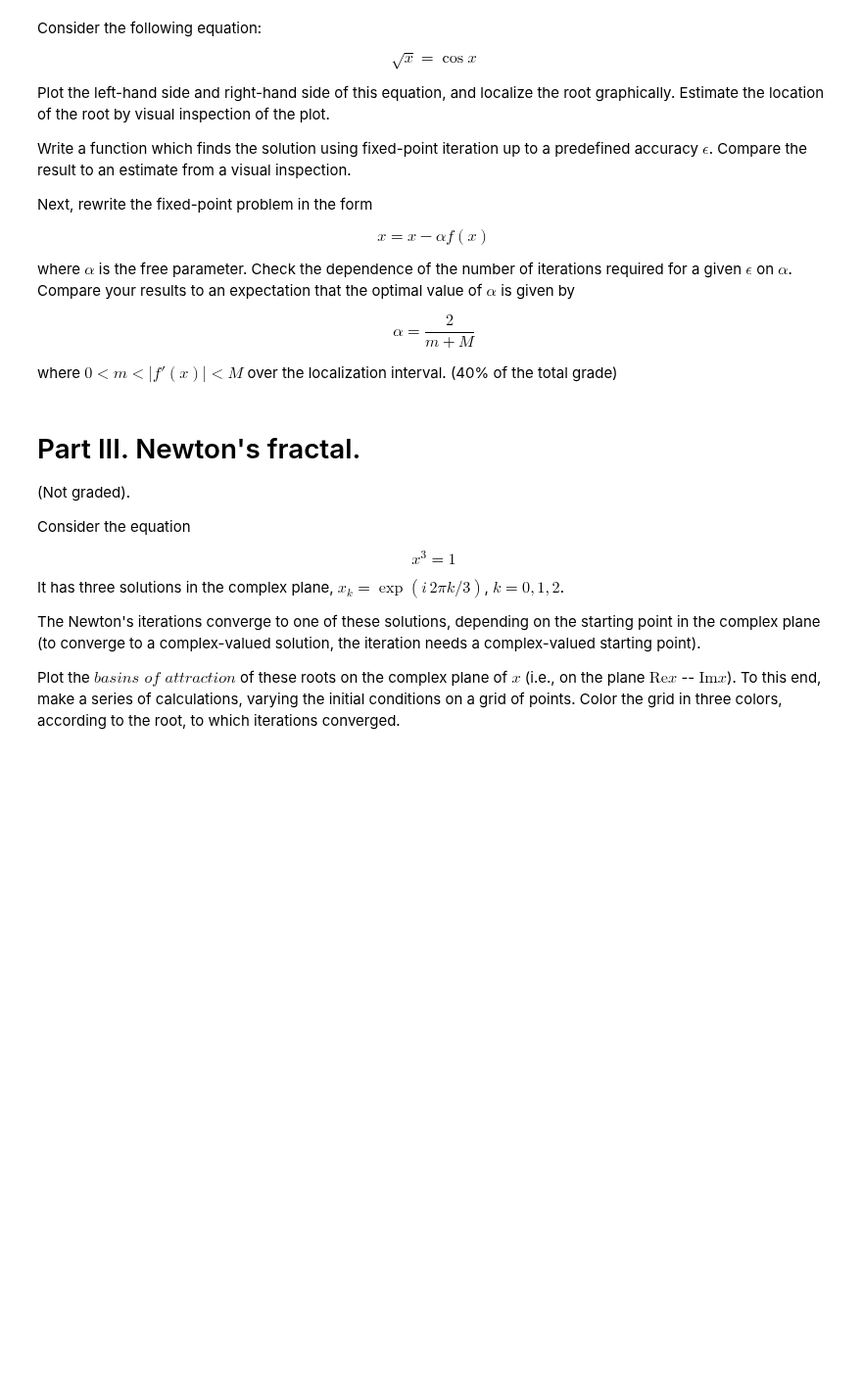
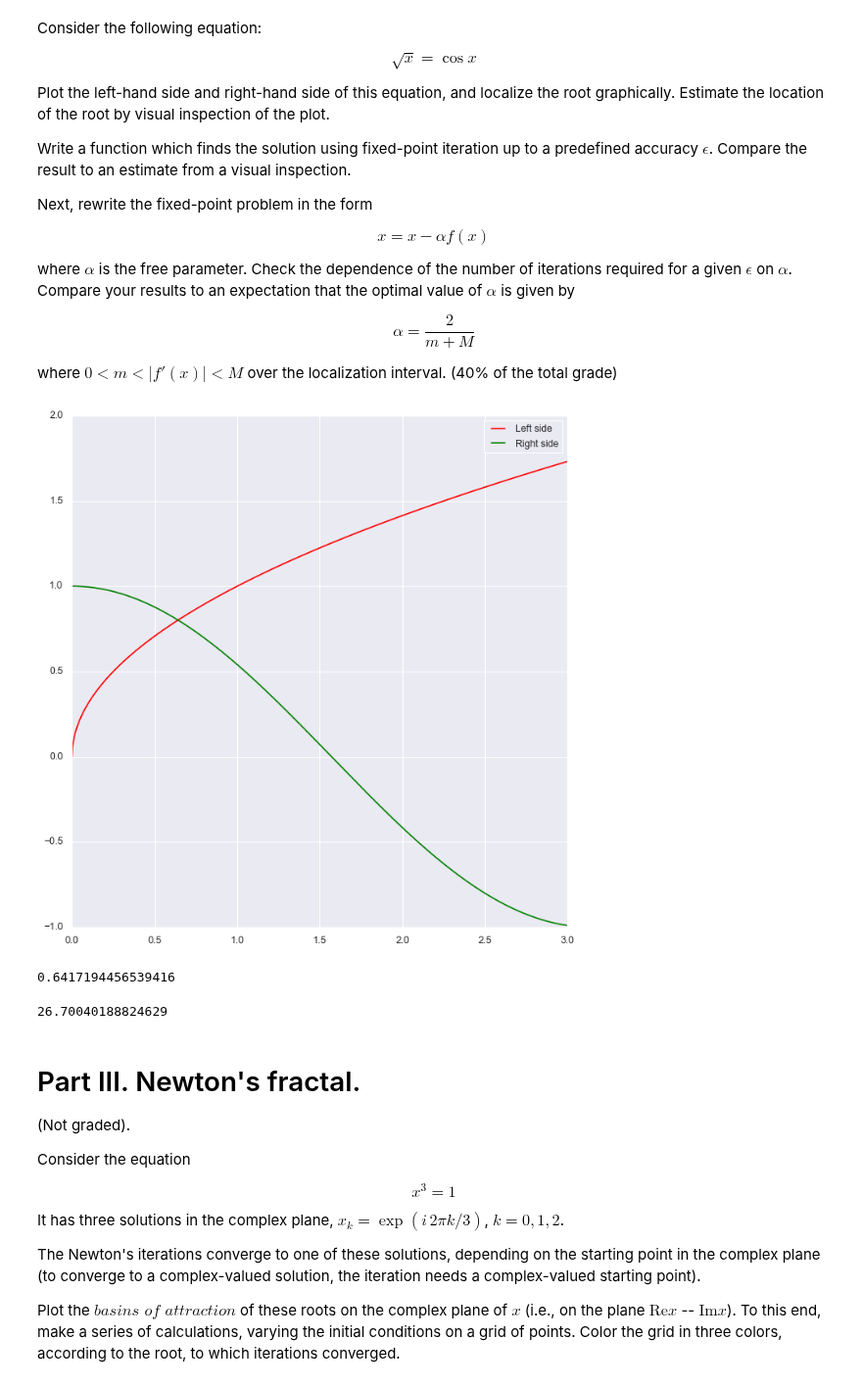
Before and after one commit to ev-br/CP2020, a Jupyter notebook: week_3_newton_fixed_pt.ipynb, the cells around one changed output. Shown at 98% size. Cells and saved outputs as stored; diff of their text form; code cells hidden in the pictures; blank space fills up the shorter version.

```diff
--- a/week_3_newton_fixed_pt.ipynb
+++ b/week_3_newton_fixed_pt.ipynb
@@ -3,6 +3,10 @@
 # %%
 import numpy as np
 import seaborn as sns
+from matplotlib import pyplot as plt
+
+plt.style.use(['classic'])
+sns.set(style="darkgrid")
 # %% [markdown]
 Write a function which performs Newton's iteration for a given function $f(x)$ with known derivative $f'(x)$. Your function should find the root of $f(x)$ with a predefined absolute accuracy $\epsilon$.
 # %%
@@ -164,0 +167,15 @@ where $0 < m < |f'(x)| < M$ over the localization interval. (40% of the total gr
+# %%
+def left_f(x):
+    return np.sqrt(x)
+
+def right_f(x):
+    return (np.cos(x))
+# %%
+plt.figure(figsize = (10, 10))
+x = np.linspace(0, 3, 10**3)
+plt.plot(x, left_f(x), '-', color='red', label='Left side')
+plt.plot(x, right_f(x), '-', color='green', label='Right side')
+plt.legend()
+plt.show()
+# %% [output]
+[figure, added]
@@ -164,0 +192,6 @@ where $0 < m < |f'(x)| < M$ over the localization interval. (40% of the total gr
+# %%
+def function(x):
+    return np.cos(x) ** 2
+fixed_point(function, 0)
+# %% [output]
+0.6417194456539416
@@ -165,3 +209,9 @@ where $0 < m < |f'(x)| < M$ over the localization interval. (40% of the total gr
+# %%
+def function(x):
+    return np.cos(x) ** 2
+fixed_point_enh(function, 2, 5)
+# %% [output]
+26.70040188824629
 # %% [markdown]
 # Part III. Newton's fractal.
 
```
Also changed, not shown: parts of 3 cells of this notebook.
